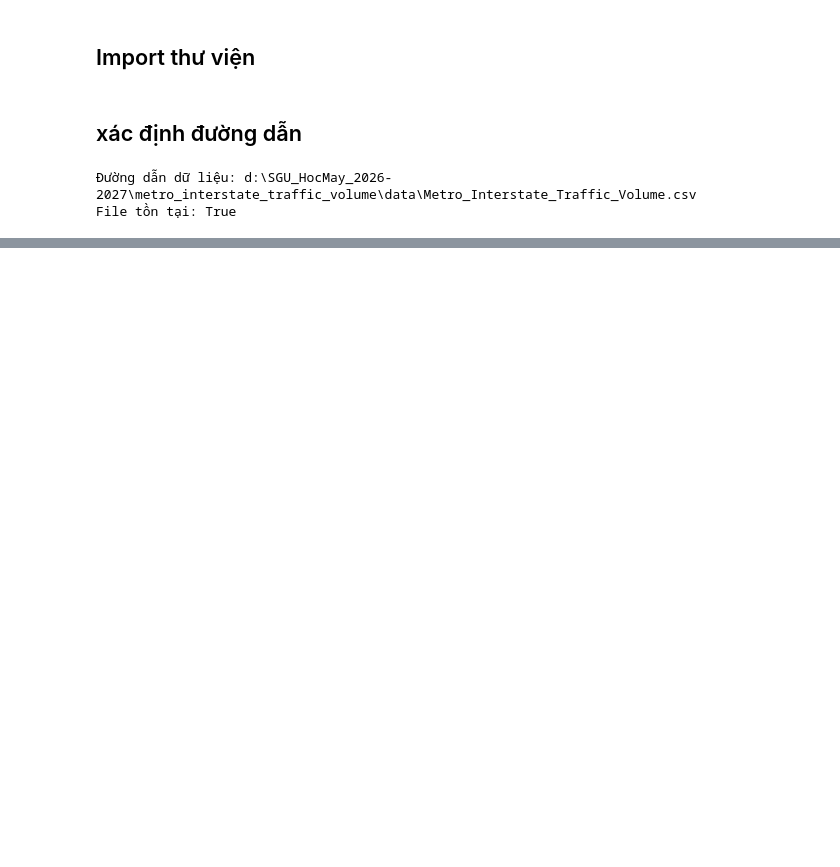
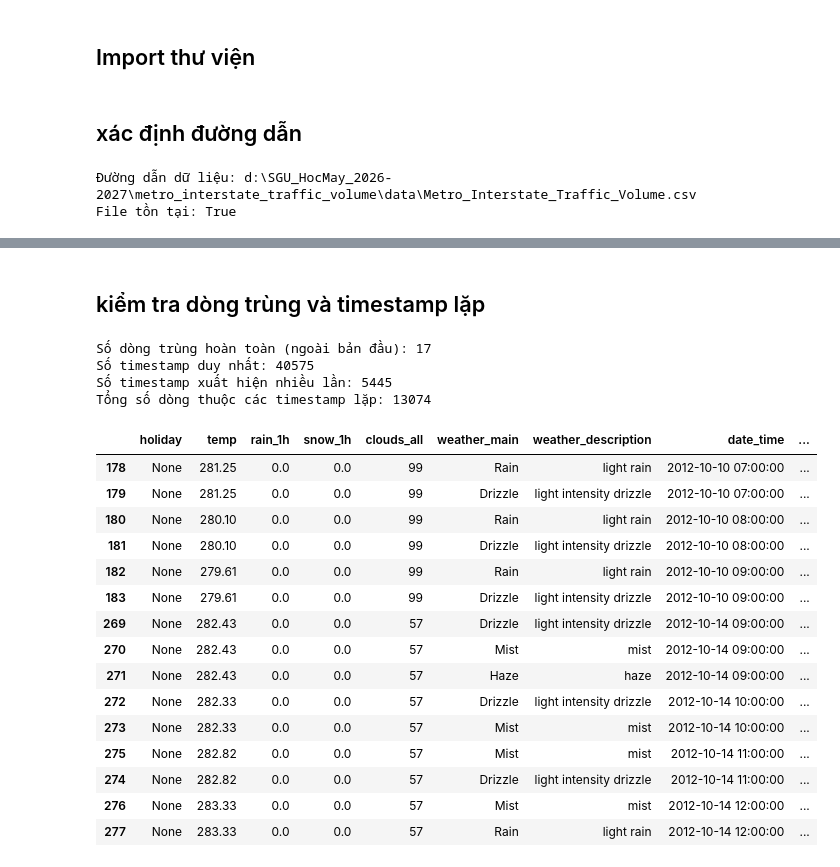
Before and after one commit to HuyTec/SGU_HocMay_2026-2027, a Jupyter notebook: metro_interstate_traffic_volume/notebooks/data_validation.ipynb, the cells around one changed output, grey strips where cells are left out. Cells and saved outputs as stored; diff of their text form; code cells hidden in the pictures; blank space fills up the shorter version.

```diff
--- a/metro_interstate_traffic_volume/notebooks/data_validation.ipynb
+++ b/metro_interstate_traffic_volume/notebooks/data_validation.ipynb
@@ -55,0 +211,43 @@ Số cột: 9
+# %% [markdown]
+## kiểm tra dòng trùng và timestamp  lặp
+# %%
+# Số dòng trùng hoàn toàn, không tính bản xuất hiện đầu tiên
+duplicate_rows = df_raw.duplicated()
+
+# Đếm số bản ghi tại mỗi timestamp đã chuyển đổi
+time_counts = date_time_parsed.value_counts()
+repeated_times = time_counts[time_counts > 1]
+
+print("Số dòng trùng hoàn toàn (ngoài bản đầu):", duplicate_rows.sum())
+print("Số timestamp duy nhất:", date_time_parsed.nunique())
+print("Số timestamp xuất hiện nhiều lần:", len(repeated_times))
+print("Tổng số dòng thuộc các timestamp lặp:", repeated_times.sum())
+
+# Xem các bản ghi cùng thời điểm để so sánh
+repeated_mask = date_time_parsed.duplicated(keep=False)
+display(
+    df_raw.loc[repeated_mask]
+    .sort_values("date_time")
+    .head(15)
+)
+# %% [output]
+Số dòng trùng hoàn toàn (ngoài bản đầu): 17
+Số timestamp duy nhất: 40575
+Số timestamp xuất hiện nhiều lần: 5445
+Tổng số dòng thuộc các timestamp lặp: 13074
+|  | holiday | temp | rain_1h | snow_1h | clouds_all | weather_main | weather_description | date_time | ... |
+| 178 | None | 281.25 | 0.0 | 0.0 | 99 | Rain | light rain | 2012-10-10 07:00:00 | ... |
+| 179 | None | 281.25 | 0.0 | 0.0 | 99 | Drizzle | light intensity drizzle | 2012-10-10 07:00:00 | ... |
+| 180 | None | 280.10 | 0.0 | 0.0 | 99 | Rain | light rain | 2012-10-10 08:00:00 | ... |
+| 181 | None | 280.10 | 0.0 | 0.0 | 99 | Drizzle | light intensity drizzle | 2012-10-10 08:00:00 | ... |
+| 182 | None | 279.61 | 0.0 | 0.0 | 99 | Rain | light rain | 2012-10-10 09:00:00 | ... |
+| 183 | None | 279.61 | 0.0 | 0.0 | 99 | Drizzle | light intensity drizzle | 2012-10-10 09:00:00 | ... |
+| 269 | None | 282.43 | 0.0 | 0.0 | 57 | Drizzle | light intensity drizzle | 2012-10-14 09:00:00 | ... |
+| 270 | None | 282.43 | 0.0 | 0.0 | 57 | Mist | mist | 2012-10-14 09:00:00 | ... |
+| 271 | None | 282.43 | 0.0 | 0.0 | 57 | Haze | haze | 2012-10-14 09:00:00 | ... |
+| 272 | None | 282.33 | 0.0 | 0.0 | 57 | Drizzle | light intensity drizzle | 2012-10-14 10:00:00 | ... |
+| 273 | None | 282.33 | 0.0 | 0.0 | 57 | Mist | mist | 2012-10-14 10:00:00 | ... |
+| 275 | None | 282.82 | 0.0 | 0.0 | 57 | Mist | mist | 2012-10-14 11:00:00 | ... |
+| 274 | None | 282.82 | 0.0 | 0.0 | 57 | Drizzle | light intensity drizzle | 2012-10-14 11:00:00 | ... |
+| 276 | None | 283.33 | 0.0 | 0.0 | 57 | Mist | mist | 2012-10-14 12:00:00 | ... |
+| 277 | None | 283.33 | 0.0 | 0.0 | 57 | Rain | light rain | 2012-10-14 12:00:00 | ... |
```
Also changed, not shown: parts of 37 cells of this notebook, 1 other file.
